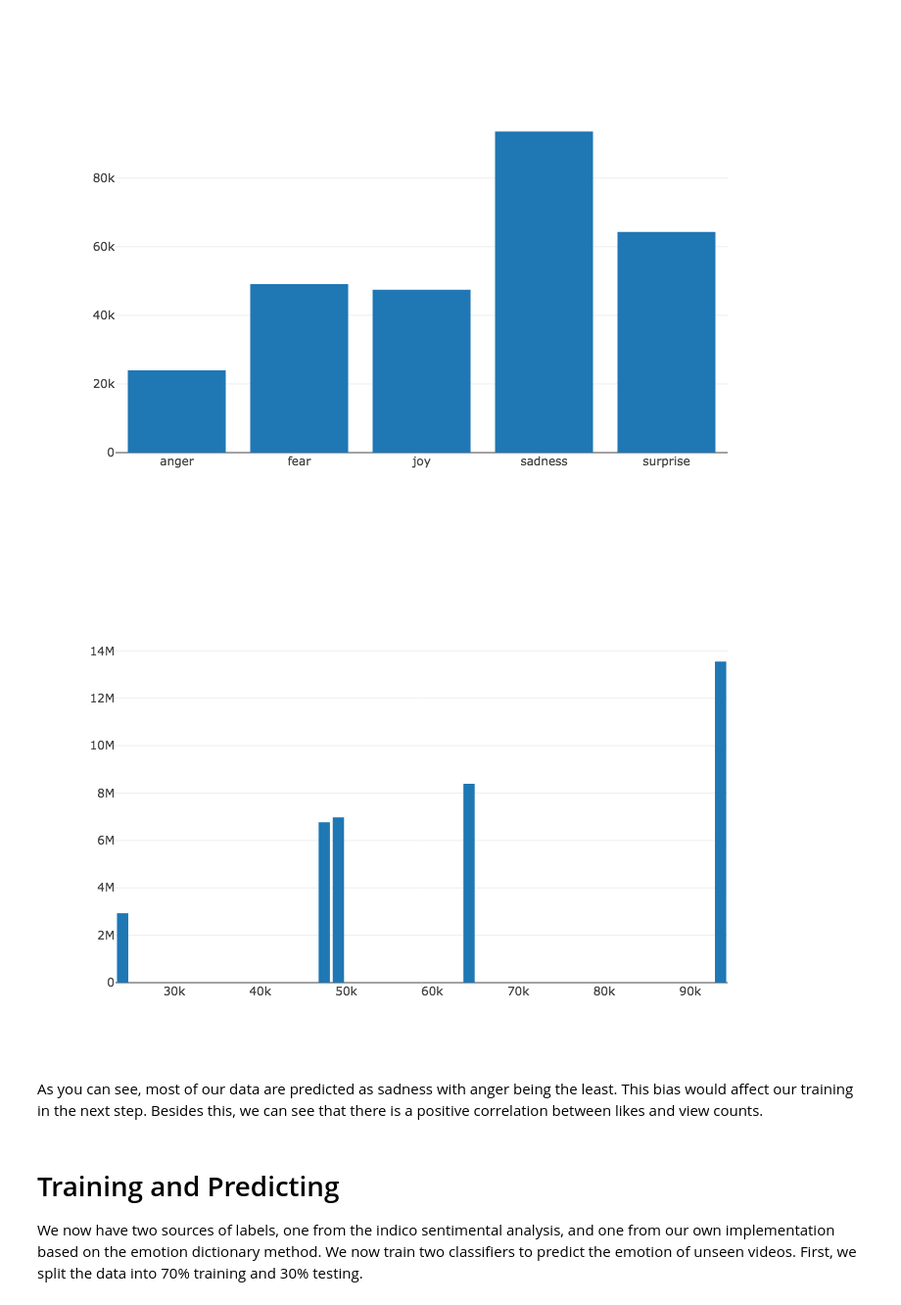
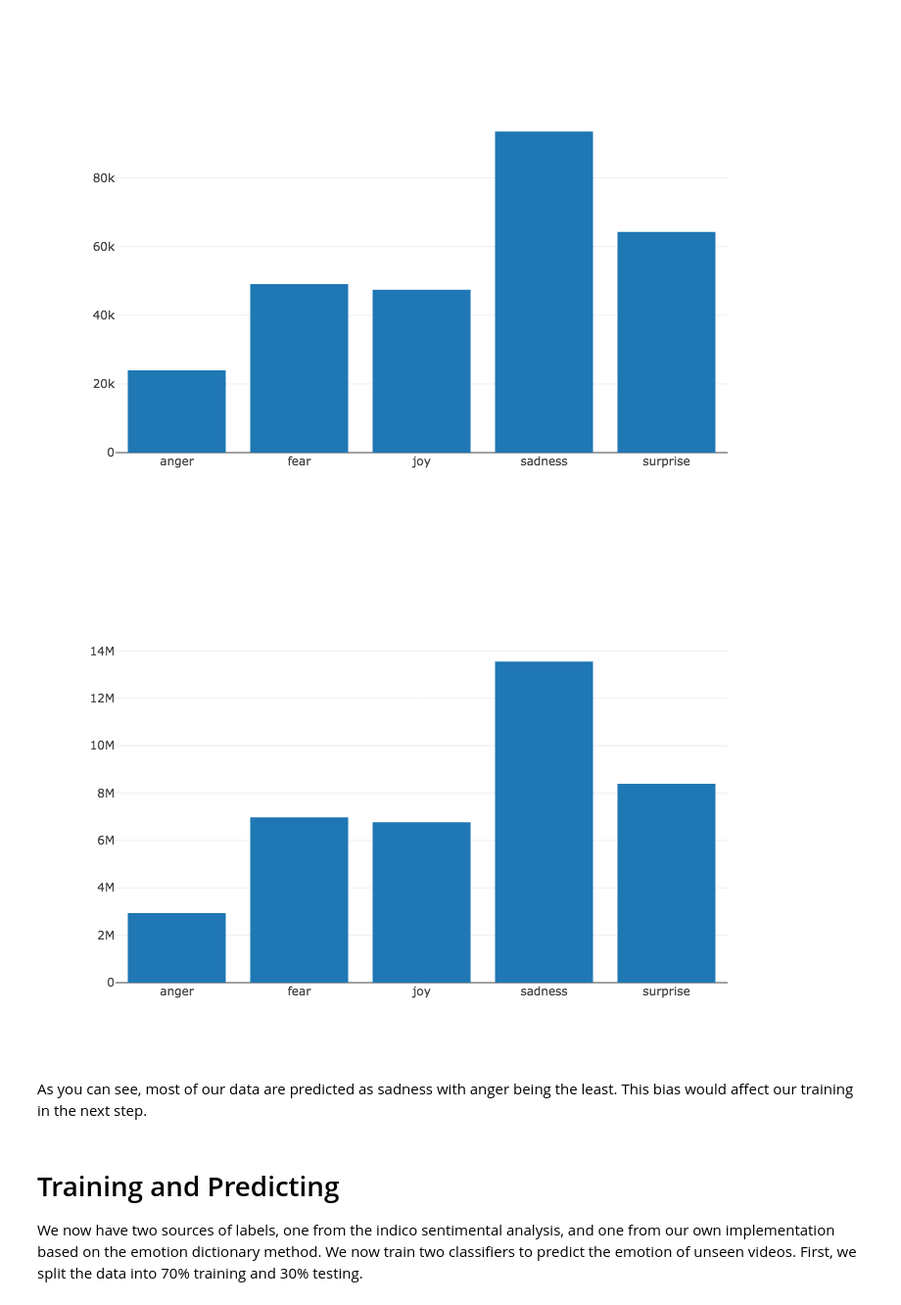
Before and after one commit to b02902078/15688_Final_Project, a Jupyter notebook: 15688_Youtube_Emotion_Analysis.ipynb, the cells around one changed output. Shown at 98% size. Saved outputs shown, nothing was run; the diff lists cells and outputs as text; code cells hidden in the pictures.

Commit message:
load image 2

```diff
--- a/15688_Youtube_Emotion_Analysis.ipynb
+++ b/15688_Youtube_Emotion_Analysis.ipynb
@@ -659,15 +659,15 @@ py.iplot(data, filename='basic-bar')
 [figure]
 # %%
 data = [go.Bar(
-            x=emotion_like_mean.values.tolist(),
+            x=emotion_view_mean.index.tolist(),
             y=emotion_view_mean.values.tolist()
     )]
 
 py.iplot(data, filename='basic-bar')
 # %% [output]
-[figure, old version]
+[figure, new version]
 # %% [markdown]
-As you can see, most of our data are predicted as sadness with anger being the least. This bias would affect our training in the next step. Besides this, we can see that there is a positive correlation between likes and view counts.
+As you can see, most of our data are predicted as sadness with anger being the least. This bias would affect our training in the next step.
 # %% [markdown]
 # Training and Predicting
 We now have two sources of labels, one from the indico sentimental analysis, and one from our own implementation based on the emotion dictionary method. We now train two classifiers to predict the emotion of unseen videos. First, we split the data into 70% training and 30% testing.
```
Also changed, not shown: parts of 1 cell of this notebook.
